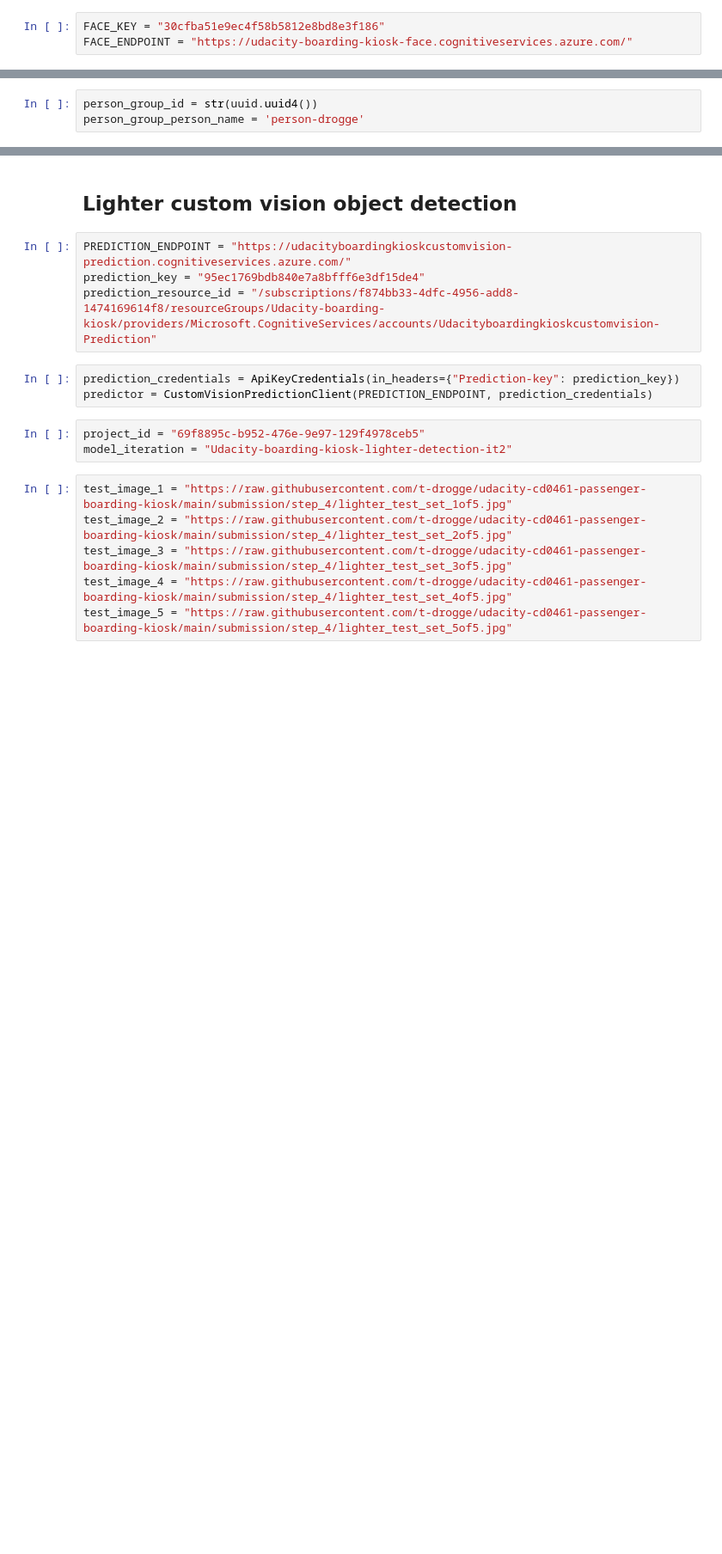
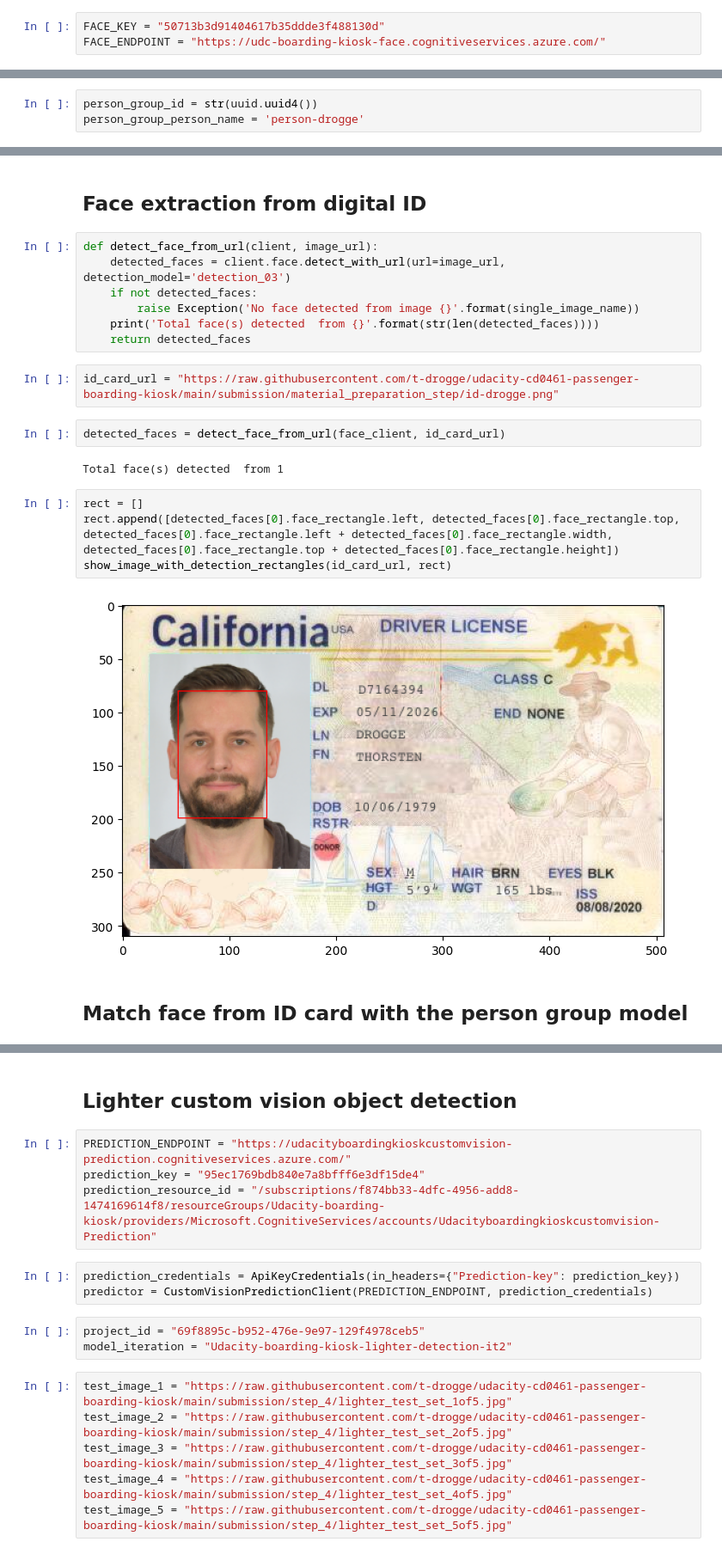
Before and after one commit to t-drogge/udacity-cd0461-passenger-boarding-kiosk, a Jupyter notebook: submission/passenger_boarding_kiosk.ipynb, the cells around one changed output, grey strips where cells are left out. Shown at 86% size. Saved outputs shown, nothing was run; the diff lists cells and outputs as text; blank space fills up the shorter version.

Commit message:
finished step_3 and added screenshots

```diff
--- a/submission/passenger_boarding_kiosk.ipynb
+++ b/submission/passenger_boarding_kiosk.ipynb
@@ -234,8 +272,8 @@ for img in images:
 # %% [markdown]
 ## Face person group
 # %%
-FACE_KEY = "30cfba51e9ec4f58b5812e8bd8e3f186"
-FACE_ENDPOINT = "https://udacity-boarding-kiosk-face.cognitiveservices.azure.com/"
+FACE_KEY = "50713b3d91404617b35ddde3f488130d"
+FACE_ENDPOINT = "https://udc-boarding-kiosk-face.cognitiveservices.azure.com/"
 # %%
 face_client = FaceClient(FACE_ENDPOINT, CognitiveServicesCredentials(FACE_KEY))
 # %%
@@ -267,0 +309,23 @@ build_person_group(face_client, person_group_id, person_group_person_name, thumb
+# %% [markdown]
+## Face extraction from digital ID
+# %%
+def detect_face_from_url(client, image_url):
+    detected_faces = client.face.detect_with_url(url=image_url, detection_model='detection_03')
+    if not detected_faces:
+        raise Exception('No face detected from image {}'.format(single_image_name))
+    print('Total face(s) detected  from {}'.format(str(len(detected_faces))))
+    return detected_faces
+# %%
+id_card_url = "https://raw.githubusercontent.com/t-drogge/udacity-cd0461-passenger-boarding-kiosk/main/submission/material_preparation_step/id-drogge.png"
+# %%
+detected_faces = detect_face_from_url(face_client, id_card_url)
+# %% [output]
+Total face(s) detected  from 1
+# %%
+rect = []
+rect.append([detected_faces[0].face_rectangle.left, detected_faces[0].face_rectangle.top, detected_faces[0].face_rectangle.left + detected_faces[0].face_rectangle.width, detected_faces[0].face_rectangle.top + detected_faces[0].face_rectangle.height])
+show_image_with_detection_rectangles(id_card_url, rect)
+# %% [output]
+[figure, added]
+# %% [markdown]
+## Match face from ID card with the person group model
```
Also changed, not shown: parts of 7 cells of this notebook, 3 other files.
